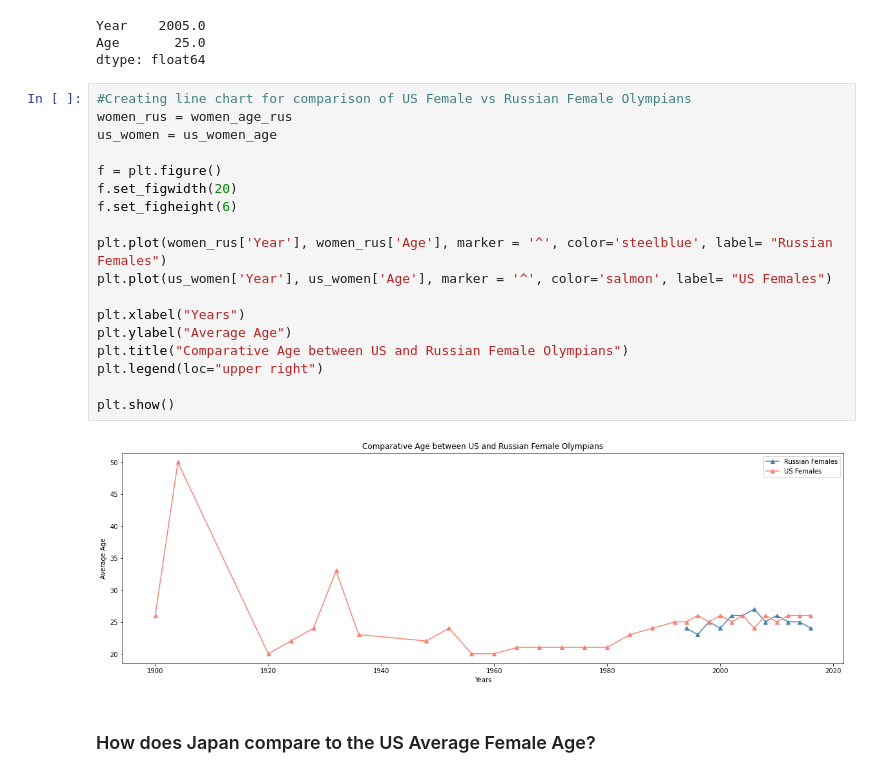
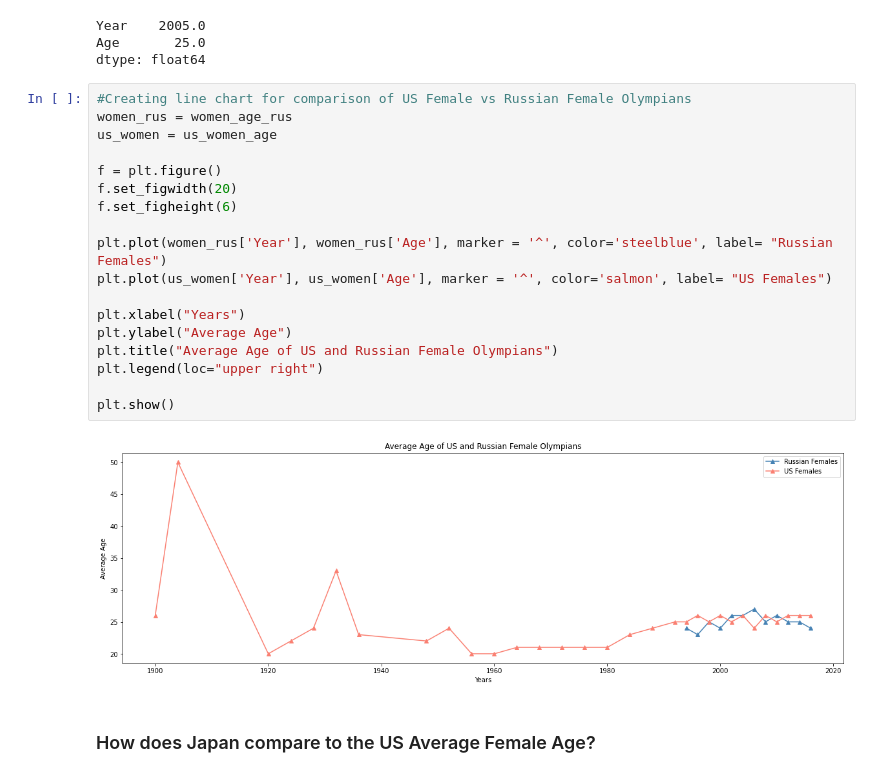
Before and after one commit to fhelms8/Git_Sum_Group_Prj, a Jupyter notebook: Tyler_Work_Age.ipynb, the cells around one changed output. Saved outputs shown, nothing was run; the diff lists cells and outputs as text.

```diff
--- a/Tyler_Work_Age.ipynb
+++ b/Tyler_Work_Age.ipynb
@@ -397,23 +397,23 @@ dtype: float64
 # %%
 #Creating line chart for comparison of US Female vs Russian Female Olympians
 women_rus = women_age_rus
 us_women = us_women_age
 
 f = plt.figure()
 f.set_figwidth(20)
 f.set_figheight(6)
 
 plt.plot(women_rus['Year'], women_rus['Age'], marker = '^', color='steelblue', label= "Russian Females")
 plt.plot(us_women['Year'], us_women['Age'], marker = '^', color='salmon', label= "US Females")
 
 plt.xlabel("Years")
 plt.ylabel("Average Age")
-plt.title("Comparative Age between US and Russian Female Olympians")
+plt.title("Average Age of US and Russian Female Olympians")
 plt.legend(loc="upper right")
 
 plt.show()
 # %% [output]
-[figure, old version]
+[figure, new version]
 # %% [markdown]
 ### How does Japan compare to the US Average Female Age?
 # %%
```
Also changed, not shown: parts of 2 cells of this notebook, 4 other files.
